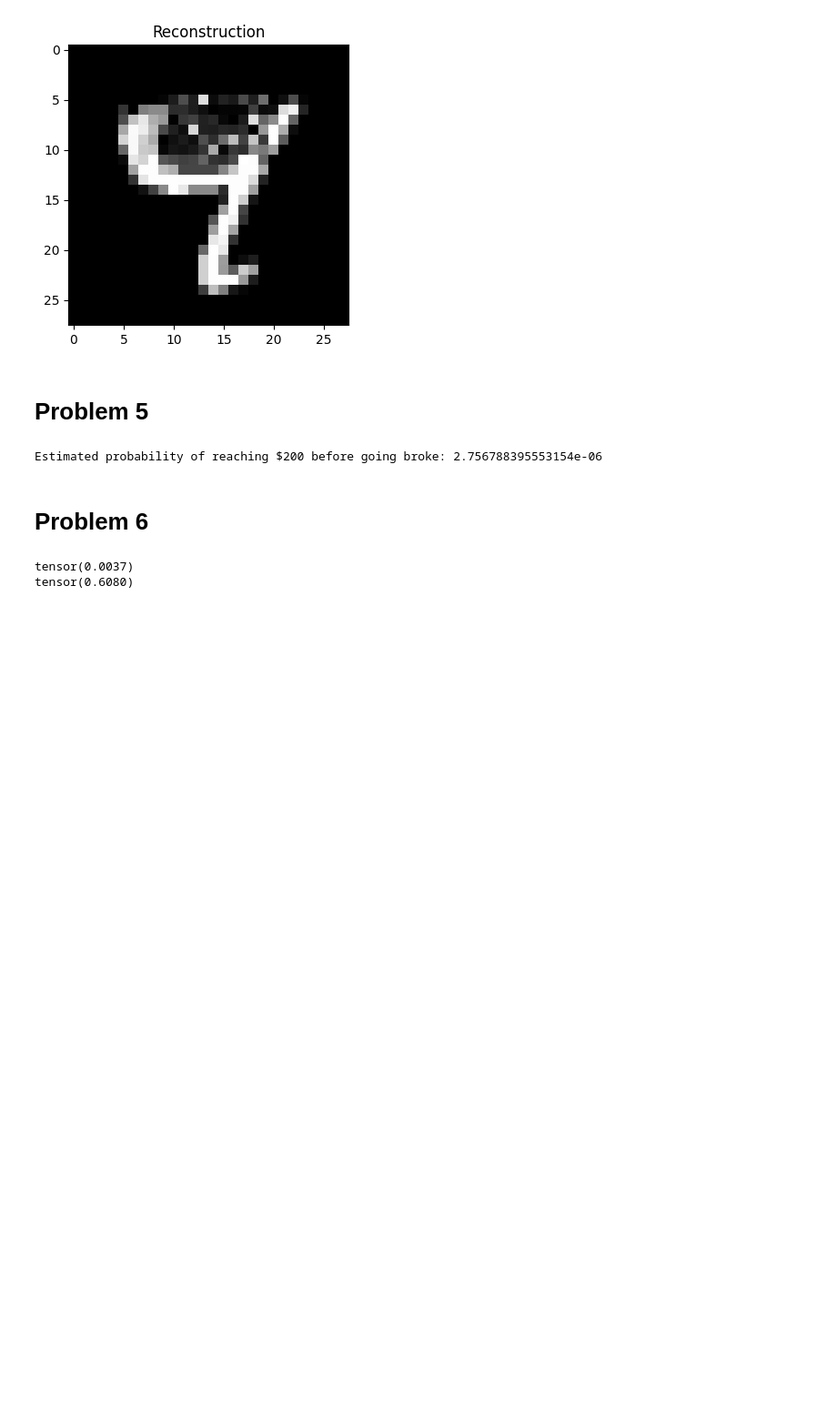
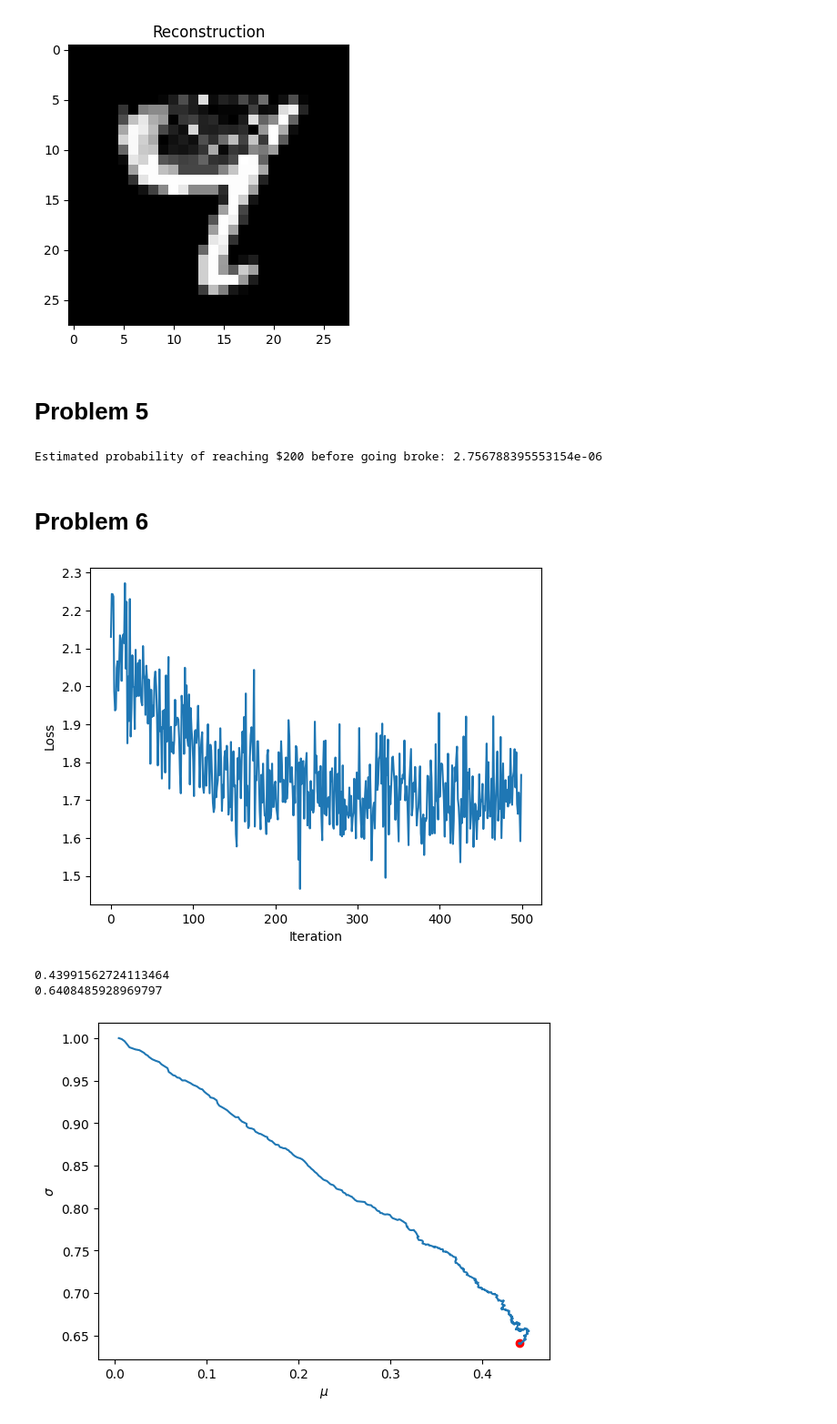
Before and after one commit to jmSNU/DNN, a Jupyter notebook: hw10/hw10.ipynb, the cells around one changed output. Shown: that part at 91% size. Cells and saved outputs as stored; diff of their text form; code cells hidden in the pictures; blank space fills up the shorter version.

```diff
--- a/hw10/hw10.ipynb
+++ b/hw10/hw10.ipynb
@@ -235,21 +239,44 @@ Problem 6
 # %%
 mu = 0
-sigma = 1
-B = 16
-lr = 1e-2
-iteration = 50
+tau = 0
+B = 32
+lr = 1e-1
+iteration = 500
+
+logger = []
+history = []
+
+def loss(X, mu, tau):
+    return torch.sum(X*torch.sin(X))/X.shape[0] + 0.5*(mu-1)**2 + np.exp(tau) - tau
 
 for _ in range(iteration):
-    X = sigma*torch.normal(0,1,size=(B,1)) + mu
-    g1 = torch.sum(X*torch.sin(X)*(-(X-mu)/sigma**2)) + mu -1
-    g2 = torch.sum(X*torch.sin(X)*(-1/sigma + (X-mu)**2/sigma**3)) + 1 - 1/sigma
+    sigma = np.exp(tau)
+    X = np.exp(tau)*torch.normal(0,1,size=(B,1)) + mu
+    g1 = torch.sum(X*torch.sin(X)*((X-mu)/np.exp(2*tau)))/B + mu -1
+    g2 = torch.sum(X*torch.sin(X)*(-1 + (X-mu)**2*np.exp(-2*tau)))/B + np.exp(tau)-1
     mu -= lr*g1/B
-    sigma -=lr*g2/B
+    tau -=lr*g2/B
+    logger.append(loss(X, mu, tau))
+    history.append([mu.item(),sigma])
 
-print(mu)
-print(sigma)
+plt.plot(range(iteration),logger)
+plt.xlabel("Iteration")
+plt.ylabel("Loss")
+plt.show()
+
+history = np.array(history)
+plt.plot(history[:,0],history[:,1])
+plt.scatter(history[-1,0],history[-1,1],color = 'r')
+plt.xlabel("$\mu$")
+plt.ylabel("$\sigma$")
+
+
+print(mu.item())
+print(np.exp(tau.item()))
 # %% [output]
+[figure, added]
-tensor(0.0037)
-tensor(0.6080)
+0.43991562724113464
+0.6408485928969797
+[figure, added]
 # %%
 mu = 0
```
Also changed, not shown: parts of 2 cells of this notebook, 5 other files.
